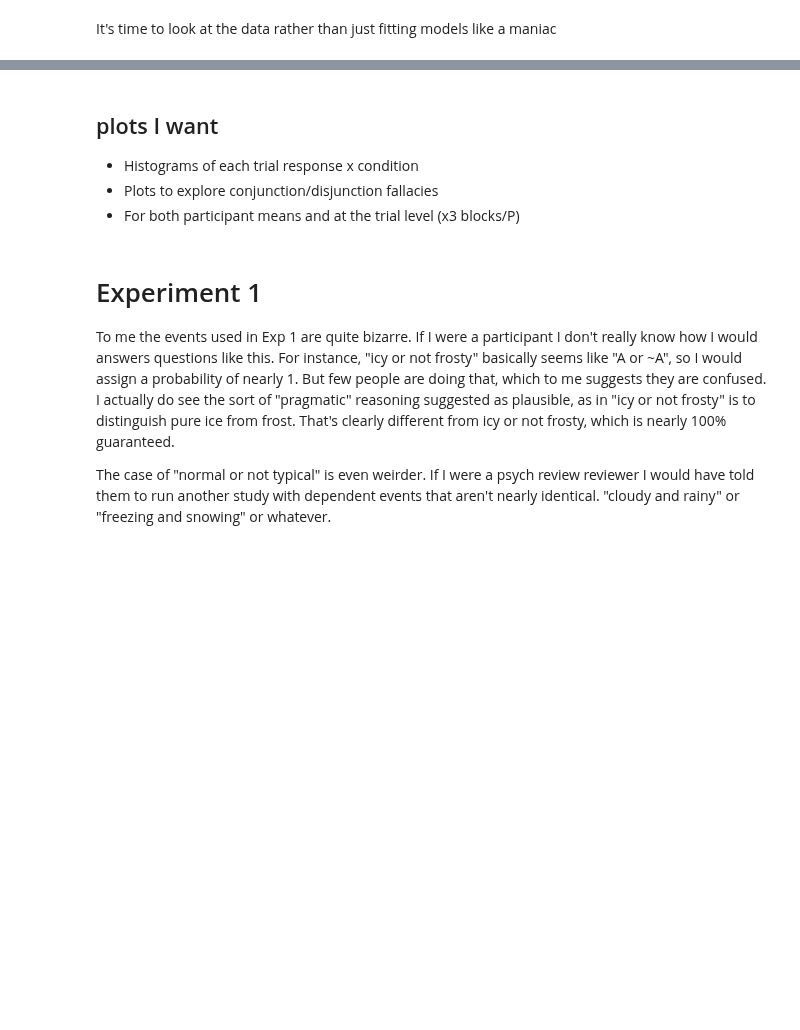
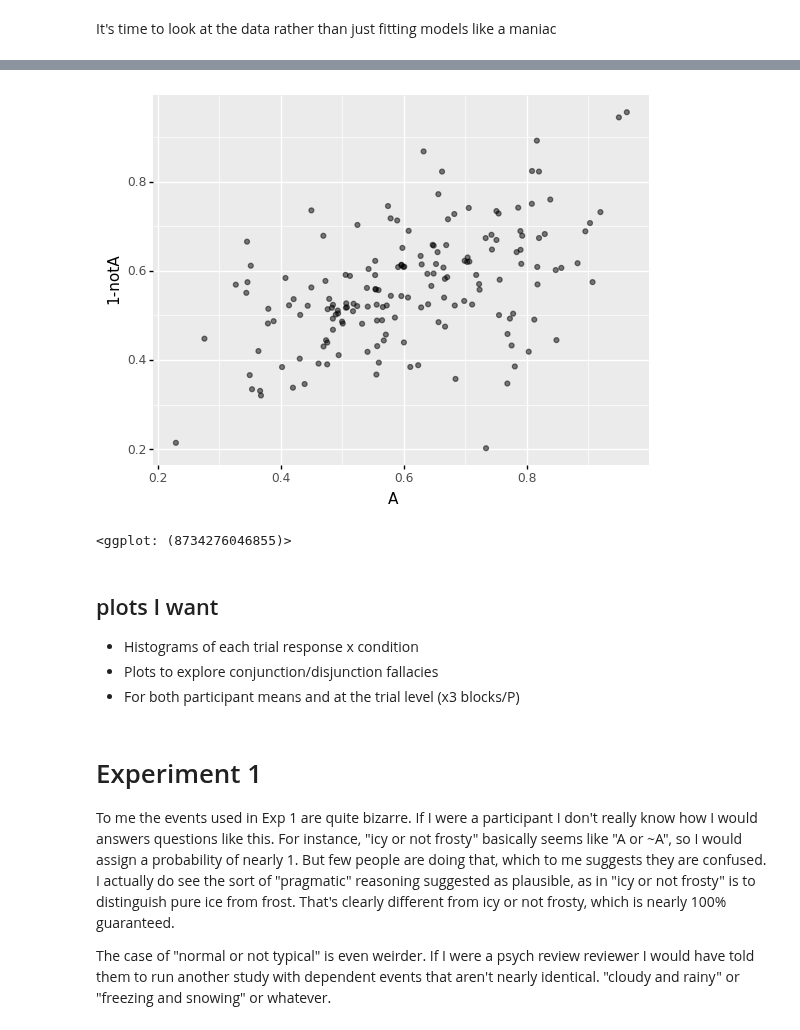
Before and after one commit to derekpowell/bayesian-sampler, a Jupyter notebook: bsampler-eda.ipynb, the cells around one changed output, grey strips where cells are left out. Drawn from its saved outputs; the diff is of its cells as text; code cells hidden in the pictures; blank space fills up the shorter version.

```diff
--- a/bsampler-eda.ipynb
+++ b/bsampler-eda.ipynb
@@ -33,3 +34,17 @@ df1.head()
+# %%
+# check stuff that should be correlated is correlated -- seems to be
+x =(
+df1 >>
+    s.select( "ID", "condition", "querytype","estimate") >>
+    # s.filter(_.querytype.str.fullmatch("B|notB")) >> # don't need this
+    s.spread("querytype", "estimate")
+)
+
+np.corrcoef(x.BgA, 1-x.notBgA)
+ggplot(x, aes(x="A", y="1-notA")) + geom_jitter(width=.025, height=.025, alpha=.5)
+# %% [output]
+[figure, added]
+<ggplot: (8734276046855)>
 # %% [markdown]
 ## plots I want
 
```
Also changed, not shown: parts of 1 cell of this notebook, 21 other files.
